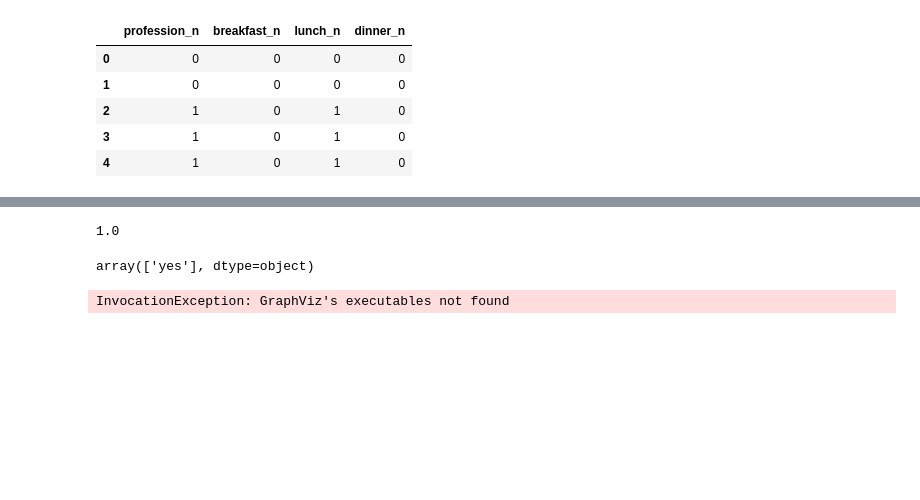
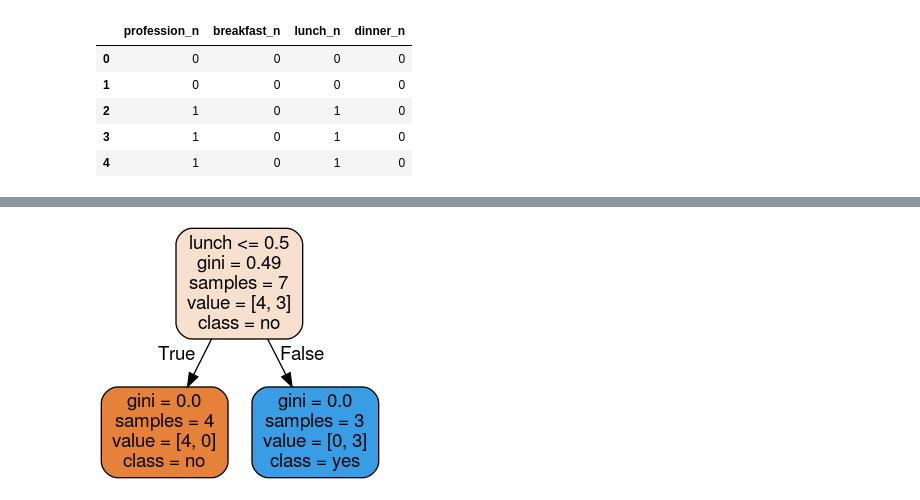
Before and after one commit to thanvi47/CSE-0408, a Jupyter notebook: final/Decision-Tree.ipynb, the cells around one changed output, grey strips where cells are left out. Drawn from its saved outputs; the diff is of its cells as text; code cells hidden in the pictures; blank space fills up the shorter version.

```diff
--- a/final/Decision-Tree.ipynb
+++ b/final/Decision-Tree.ipynb
@@ -79,11 +69,3 @@ DecisionTreeClassifier()
-# %%
-model.score(inputs_n,target)
-# %% [output]
-1.0
-# %%
-model.predict([[1,1,1,1]])
-# %% [output]
-array(['yes'], dtype=object)
 # %%
 from sklearn import metrics,model_selection
 from IPython.display import Image, display
@@ -92,4 +73,8 @@ import graphviz
 # %%
-data=tree.export_graphviz(model,out_file=None,filled=True,rounded=True,
+ddata=tree.export_graphviz(model,out_file=None,filled=True,rounded=True,
                           feature_names=['profession','breakfast','lunch','dinner'],
                           class_names=['no','yes'])
+graph=pydotplus.graph_from_dot_data(ddata)
+display(Image(graph.create_png()))
+# %% [output]
+[figure, added]
@@ -98,4 +80,0 @@ graph=pydotplus.graph_from_dot_data(ddata)
-# %%
-display(Image(graph.create_png()))
-# %% [output]
-InvocationException: GraphViz's executables not found
```
Also changed, not shown: parts of 7 cells of this notebook.
